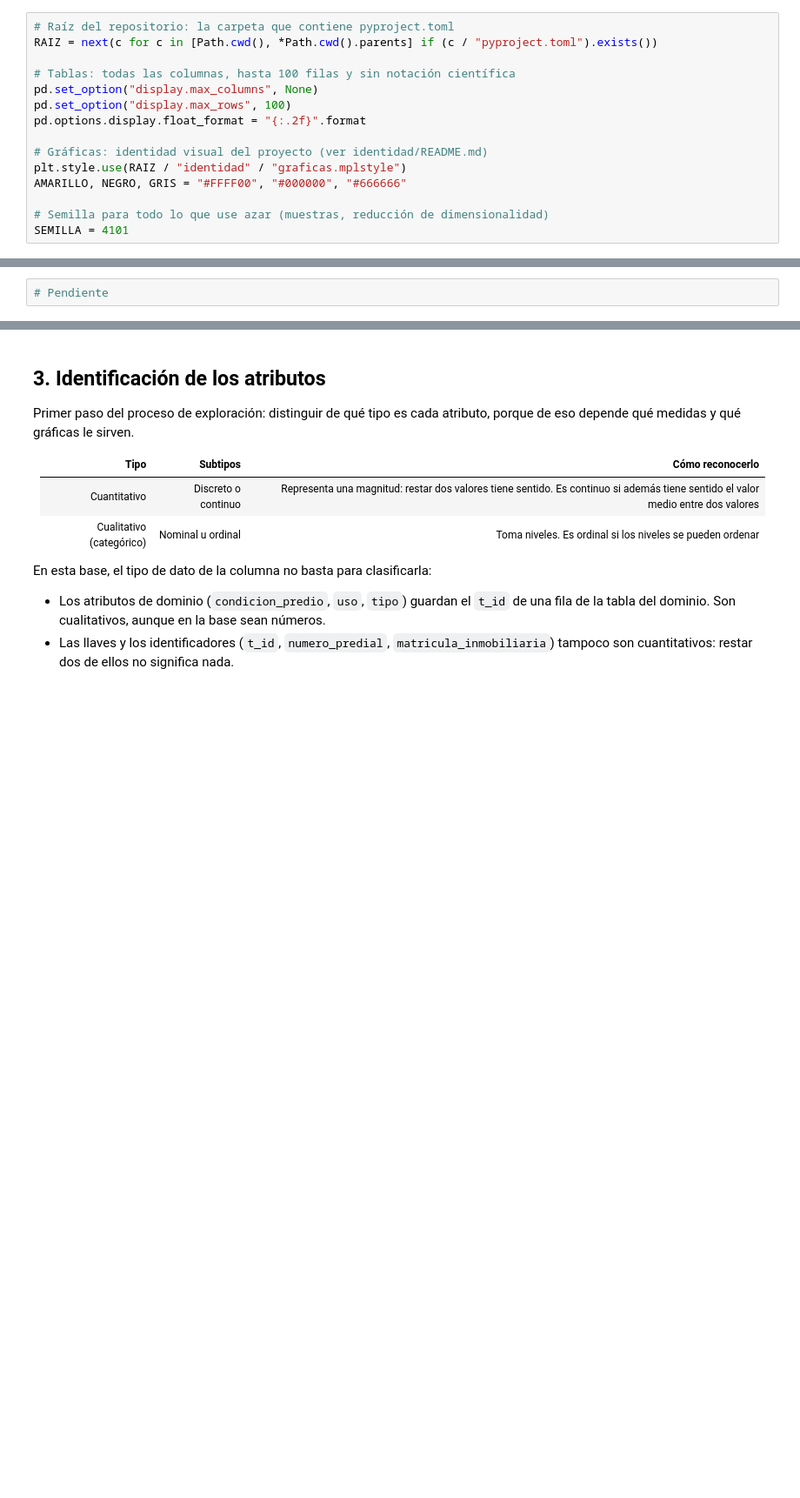
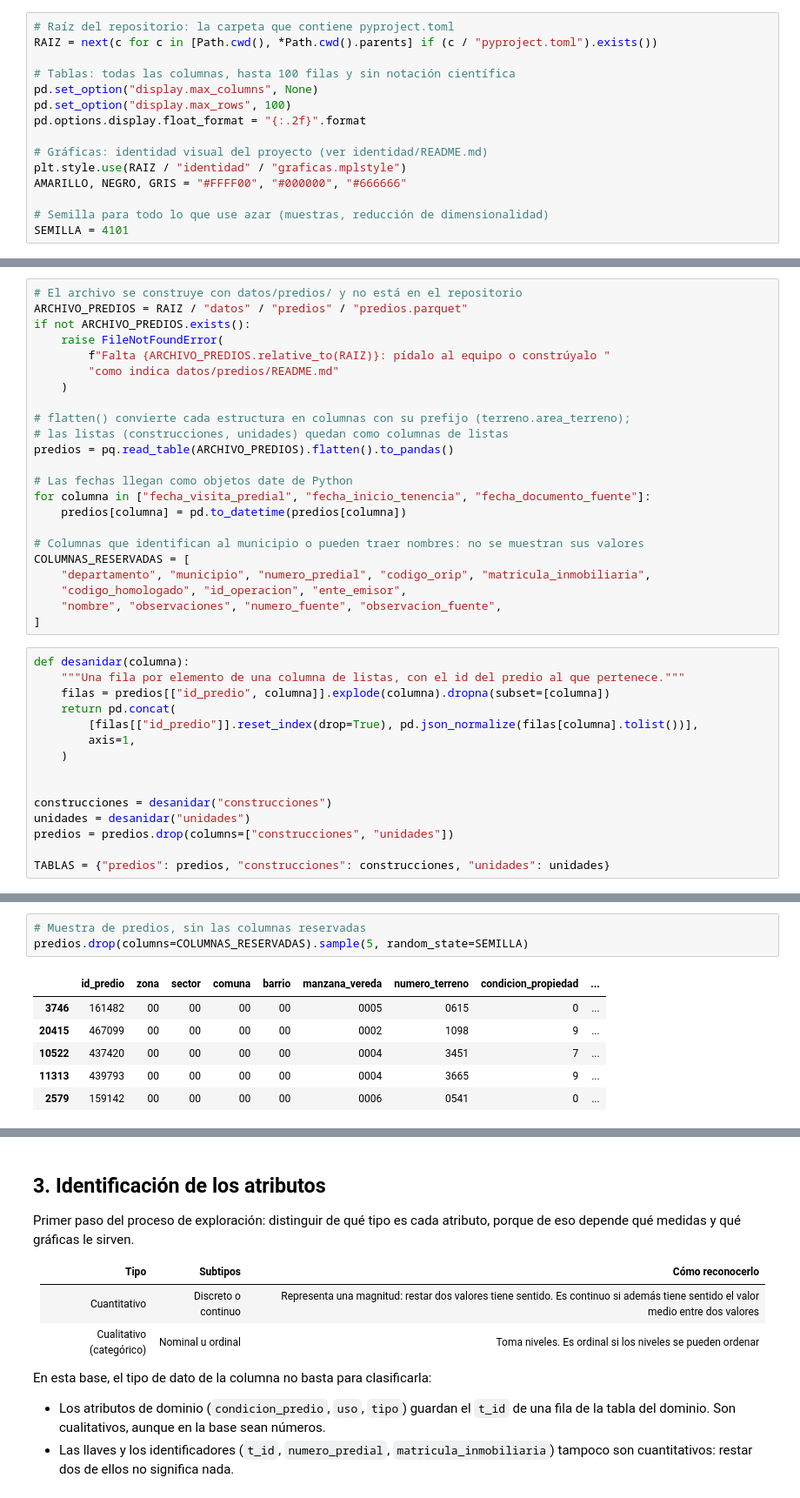
Before and after one commit to Danielfts/proyecto-MINE-ciencia-de-datos, a Jupyter notebook: entrega-1/notebooks/06-entendimiento-de-los-datos.ipynb, the cells around one changed output, grey strips where cells are left out. Shown at 87% size. Saved outputs shown, nothing was run; the diff lists cells and outputs as text; blank space fills up the shorter version.

```diff
--- a/entrega-1/notebooks/06-entendimiento-de-los-datos.ipynb
+++ b/entrega-1/notebooks/06-entendimiento-de-los-datos.ipynb
@@ -113,2 +127,38 @@ Como en los tutoriales del curso: leer cada tabla y revisar sus dimensiones, los
 # %%
-# Pendiente
+# El archivo se construye con datos/predios/ y no está en el repositorio
+ARCHIVO_PREDIOS = RAIZ / "datos" / "predios" / "predios.parquet"
+if not ARCHIVO_PREDIOS.exists():
+    raise FileNotFoundError(
+        f"Falta {ARCHIVO_PREDIOS.relative_to(RAIZ)}: pídalo al equipo o constrúyalo "
+        "como indica datos/predios/README.md"
+    )
+
+# flatten() convierte cada estructura en columnas con su prefijo (terreno.area_terreno);
+# las listas (construcciones, unidades) quedan como columnas de listas
+predios = pq.read_table(ARCHIVO_PREDIOS).flatten().to_pandas()
+
+# Las fechas llegan como objetos date de Python
+for columna in ["fecha_visita_predial", "fecha_inicio_tenencia", "fecha_documento_fuente"]:
+    predios[columna] = pd.to_datetime(predios[columna])
+
+# Columnas que identifican al municipio o pueden traer nombres: no se muestran sus valores
+COLUMNAS_RESERVADAS = [
+    "departamento", "municipio", "numero_predial", "codigo_orip", "matricula_inmobiliaria",
+    "codigo_homologado", "id_operacion", "ente_emisor",
+    "nombre", "observaciones", "numero_fuente", "observacion_fuente",
+]
+# %%
+def desanidar(columna):
+    """Una fila por elemento de una columna de listas, con el id del predio al que pertenece."""
+    filas = predios[["id_predio", columna]].explode(columna).dropna(subset=[columna])
+    return pd.concat(
+        [filas[["id_predio"]].reset_index(drop=True), pd.json_normalize(filas[columna].tolist())],
+        axis=1,
+    )
+
+
+construcciones = desanidar("construcciones")
+unidades = desanidar("unidades")
+predios = predios.drop(columns=["construcciones", "unidades"])
+
+TABLAS = {"predios": predios, "construcciones": construcciones, "unidades": unidades}
@@ -114,0 +200,10 @@ Como en los tutoriales del curso: leer cada tabla y revisar sus dimensiones, los
+# %%
+# Muestra de predios, sin las columnas reservadas
+predios.drop(columns=COLUMNAS_RESERVADAS).sample(5, random_state=SEMILLA)
+# %% [output]
+|  | id_predio | zona | sector | comuna | barrio | manzana_vereda | numero_terreno | condicion_propiedad | ... |
+| 3746 | 161482 | 00 | 00 | 00 | 00 | 0005 | 0615 | 0 | ... |
+| 20415 | 467099 | 00 | 00 | 00 | 00 | 0002 | 1098 | 9 | ... |
+| 10522 | 437420 | 00 | 00 | 00 | 00 | 0004 | 3451 | 7 | ... |
+| 11313 | 439793 | 00 | 00 | 00 | 00 | 0004 | 3665 | 9 | ... |
+| 2579 | 159142 | 00 | 00 | 00 | 00 | 0006 | 0541 | 0 | ... |
```
Also changed, not shown: parts of 8 cells of this notebook, 3 other files.
